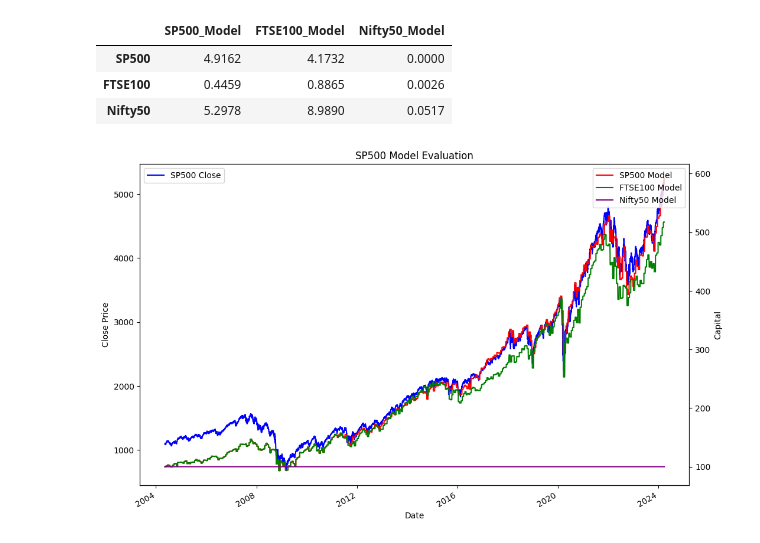
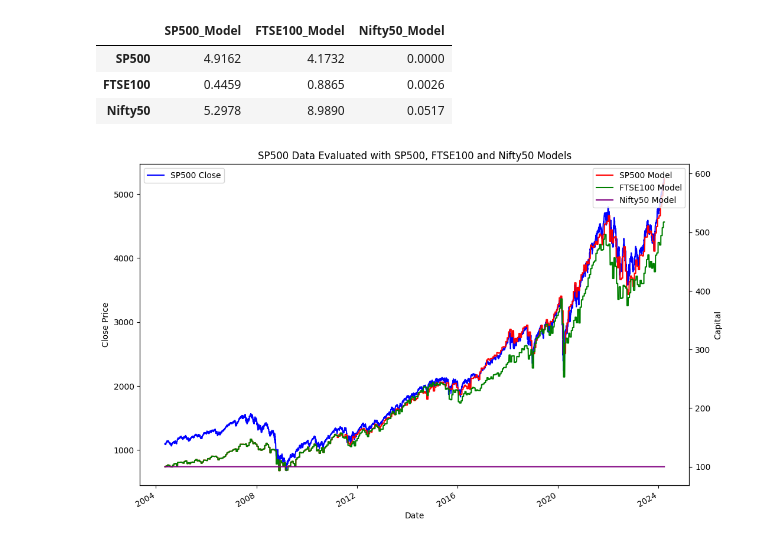
Before and after one commit to PhilipNJ/MScDissertationCode, a Jupyter notebook: Comparison.ipynb, the cells around one changed output. Saved outputs shown, nothing was run; the diff lists cells and outputs as text; code cells hidden in the pictures.

```diff
--- a/Comparison.ipynb
+++ b/Comparison.ipynb
@@ -319,17 +319,17 @@ evaluation_nifty['FTSE100'] = list(ftse_nifty_log['Capital'])
 # %%
 #plot dual axis of df where Close is on one axis and SP500, FTSE100 and Nifty50 are on the other axis
 fig, ax = plt.subplots(figsize=(12, 8))
 ax2 = ax.twinx()
 evaluation_sp['Close'].plot(ax=ax, color='blue', label='SP500 Close')
 evaluation_sp['SP500'].plot(ax=ax2, color='red', label='SP500 Model')
 evaluation_sp['FTSE100'].plot(ax=ax2, color='green', label='FTSE100 Model')
 evaluation_sp['Nifty50'].plot(ax=ax2, color='purple', label='Nifty50 Model')
 ax.set_ylabel('Close Price')
 ax2.set_ylabel('Capital')
 ax.set_xlabel('Date')
-ax.set_title('SP500 Model Evaluation')
+ax.set_title('SP500 Data Evaluated with SP500, FTSE100 and Nifty50 Models')
 ax.legend(loc='upper left')
 ax2.legend(loc='upper right')
 plt.show()
 # %% [output]
-[figure, old version]
+[figure, new version]
```
Also changed, not shown: parts of 5 cells of this notebook, 6 other files.
